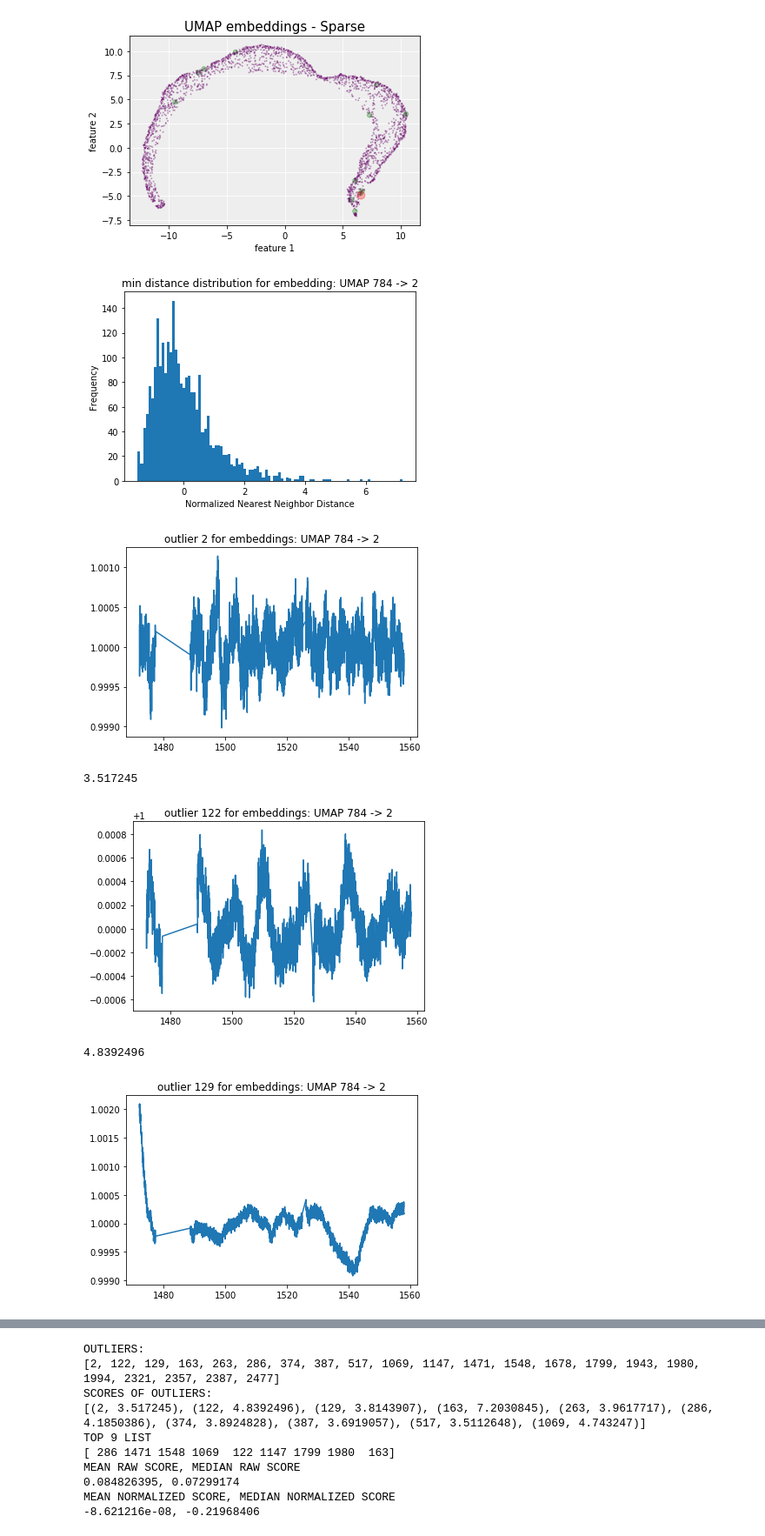
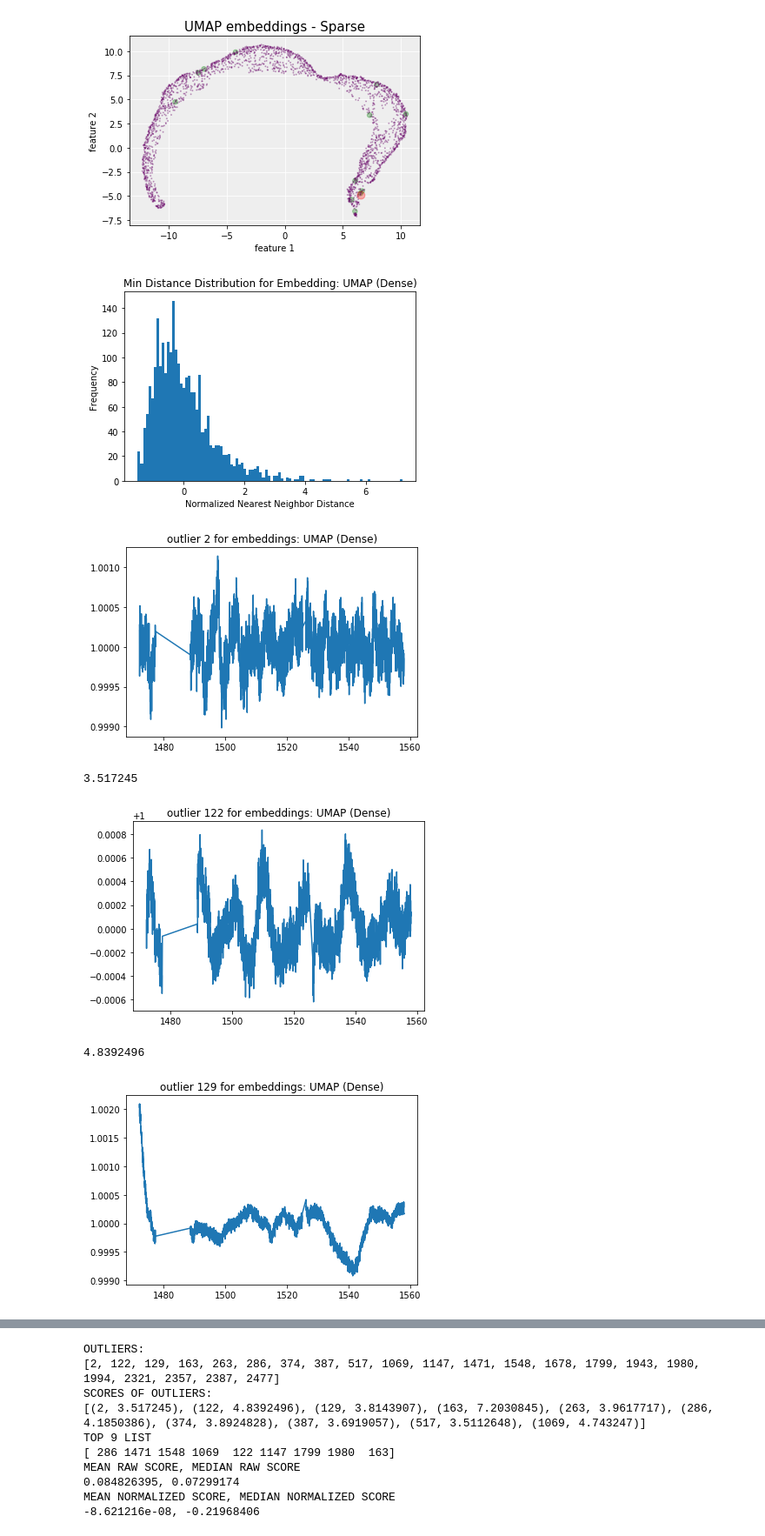
Before and after one commit to kushaltirumala/outlier_kplr, a Jupyter notebook: recreating_dense_light_curve_results.ipynb, the cells around one changed output, grey strips where cells are left out. Shown at 87% size. Saved outputs shown, nothing was run; the diff lists cells and outputs as text; code cells hidden in the pictures.

```diff
--- a/recreating_dense_light_curve_results.ipynb
+++ b/recreating_dense_light_curve_results.ipynb
@@ -108,11 +108,12 @@ np.save(DIR_TITLE + "full_dense_light_curve_points_removed_spikes.npy", full_dat
 # %% [markdown]
 # embedding generation
 # %%
+DIR_TITLE = "test_images_dense/"
 full_data = np.load(DIR_TITLE + "full_dense_light_curve_points_removed_spikes.npy")
 print(full_data.shape)
 reshaped_data = full_data.reshape(2500, 399)
 
-weird_points = [704, 1109, 1102, 2344, 1944, 363, 34, 1174, 90, 1258, 1411, 1145]
+weird_points = [286, 1471, 1548, 1069, 122, 1147, 1799, 1980, 163]
 def plot_lc(emedded_mat, title, outliers=None, baseline_outliers=weird_points, save_plot=False):
     x = emedded_mat[:, 0]
     y = emedded_mat[:, 1]
@@ -124,10 +125,10 @@ def plot_lc(emedded_mat, title, outliers=None, baseline_outliers=weird_points, s
     s = []
     shapes = []
     for i in range(N):
-        if i == 1156:
-            hehe.append('r')
+        if i == 0:
+            hehe.append('y')
             s.append(80)
-        elif i in baseline_outliers:
+        elif i in weird_points:
             hehe.append('g')
             s.append(30)
             shapes.append("x")
@@ -151,7 +152,7 @@ def plot_lc(emedded_mat, title, outliers=None, baseline_outliers=weird_points, s
     ax.set_title(title, size=15)
 
     if save_plot:
-        plt.savefig(DIR_TITLE + str(title) +".ps", dpi=1500)
+        plt.savefig("new_new_new_final_images/" + str(title) +".ps", dpi=1500)
 
     labels = ['point {0}'.format(i + 1) for i in range(N)]
     tooltip = mpld3.plugins.PointLabelTooltip(scatter, labels=labels)
@@ -305,7 +306,7 @@ def find_outliers(distances, metric='min', name="test", show_outliers=True, cuto
         if savefig:
             plt.ylabel('Frequency')
             plt.xlabel('Normalized Nearest Neighbor Distance')
-            plt.savefig(DIR_TITLE+title + ".ps", dpi=100)
+            plt.savefig(DIR_TITLE + title + ".ps", dpi=100)
         plt.show()
         outliers = [i for i, _ in enumerate(normalized) if normalized[i] > cutoff]
         if show_outliers:
@@ -329,14 +330,14 @@ def find_outliers(distances, metric='min', name="test", show_outliers=True, cuto
         std = np.std(distribution)
         normalized = np.apply_along_axis(lambda x: (x-average)/std, 0, distribution)
         if title is None:
-            plt.title("min distance distribution for embedding: " + name)
+            plt.title("Min Distance Distribution for Embedding: " + name)
         else:
             plt.title(title)
         plt.hist(normalized, bins=100)
         if savefig:
             plt.ylabel('Frequency')
             plt.xlabel('Normalized Nearest Neighbor Distance')
-            plt.savefig(DIR_TITLE + title + ".ps", dpi=100)
+            plt.savefig("new_new_new_final_images/distribution_umap_dense.ps", dpi=100)
         plt.show()
         outliers = [i for i, _ in enumerate(normalized) if normalized[i] > cutoff]
         if show_outliers:
@@ -352,13 +353,14 @@ def find_outliers(distances, metric='min', name="test", show_outliers=True, cuto
                 scores.append((i, normalized[i]))
         return outliers, scores, normalized, distribution
 # %%
+embeddings_umap_784_2 = np.load(DIR_TITLE + "embeddings_umap_dense.npy")
 distances = pairwise_distances(embeddings_umap_784_2)
-umap_outliers, umap_scores, umap_norm_distribution, umap_raw_scores = find_outliers(distances, name="UMAP 784 -> 2", title="min distance distribution for embedding: UMAP 784 -> 2", metric='min', cutoff=3.4, savefig=True)
+umap_outliers, umap_scores, umap_norm_distribution, umap_raw_scores = find_outliers(distances, name="UMAP (Dense)", title="Min Distance Distribution for Embedding: UMAP (Dense)", metric='min', cutoff=3.4, savefig=True)
 # %% [output]
-[figure, old version]
+[figure, new version]
-[figure, old version]
+[figure, new version]
 3.517245
-[figure, old version]
+[figure, new version]
 4.8392496
-[figure, old version]
+[figure, new version]
 3.8143907
```
Also changed, not shown: parts of 8 cells of this notebook, 1 other file.
